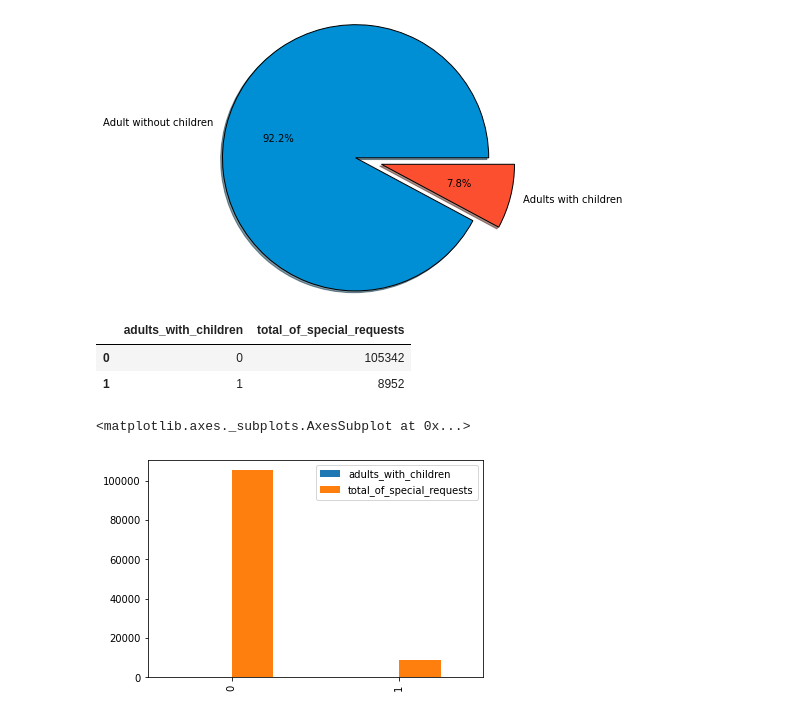
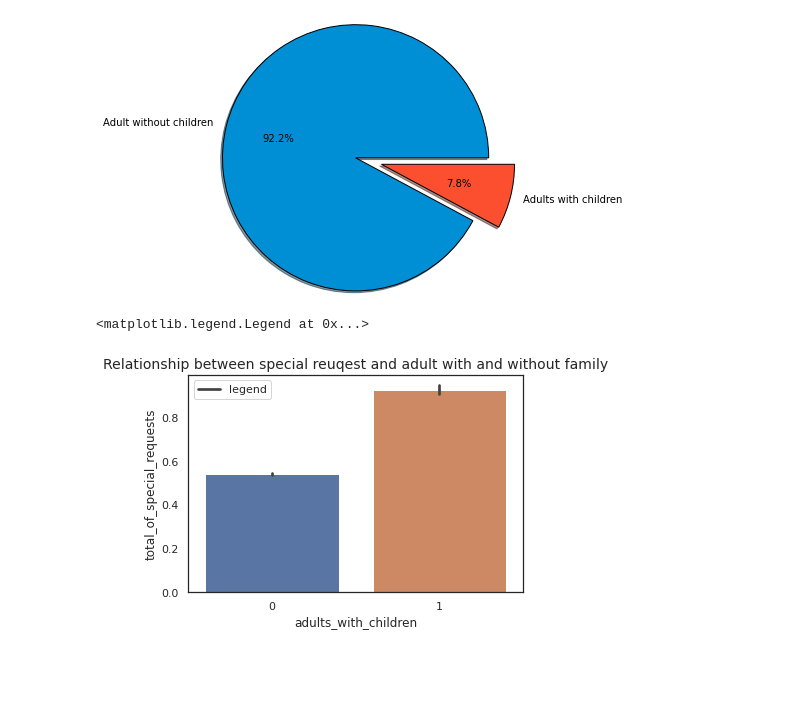
Before and after one commit to Kushan1001/Hotel-booking-data-analysis, a Jupyter notebook: Hotel_Booking_Analysis.ipynb, the cells around one changed output. Drawn from its saved outputs; the diff is of its cells as text; code cells hidden in the pictures; blank space fills up the shorter version.

```diff
--- a/Hotel_Booking_Analysis.ipynb
+++ b/Hotel_Booking_Analysis.ipynb
@@ -139,11 +138,6 @@ special_requests = hotel_df.groupby('adults_with_children')['total_of_special_re
-# %%
-special_requests
-# %% [output]
-|  | adults_with_children | total_of_special_requests |
-| 0 | 0 | 105342 |
-| 1 | 1 | 8952 |
-# %%
-special_requests.plot(kind='bar')
-# %% [output]
-<matplotlib.axes._subplots.AxesSubplot at 0x...>
-[figure, removed]
+# %%
+(sns.barplot(data = hotel_df, x = 'adults_with_children', y = 'total_of_special_requests')
+.set_title('Relationship between special reuqest and adult with and without family', size = 14))
+# %% [output]
+<matplotlib.legend.Legend at 0x...>
+[figure, added]
```
Also changed, not shown: parts of 8 cells of this notebook.
